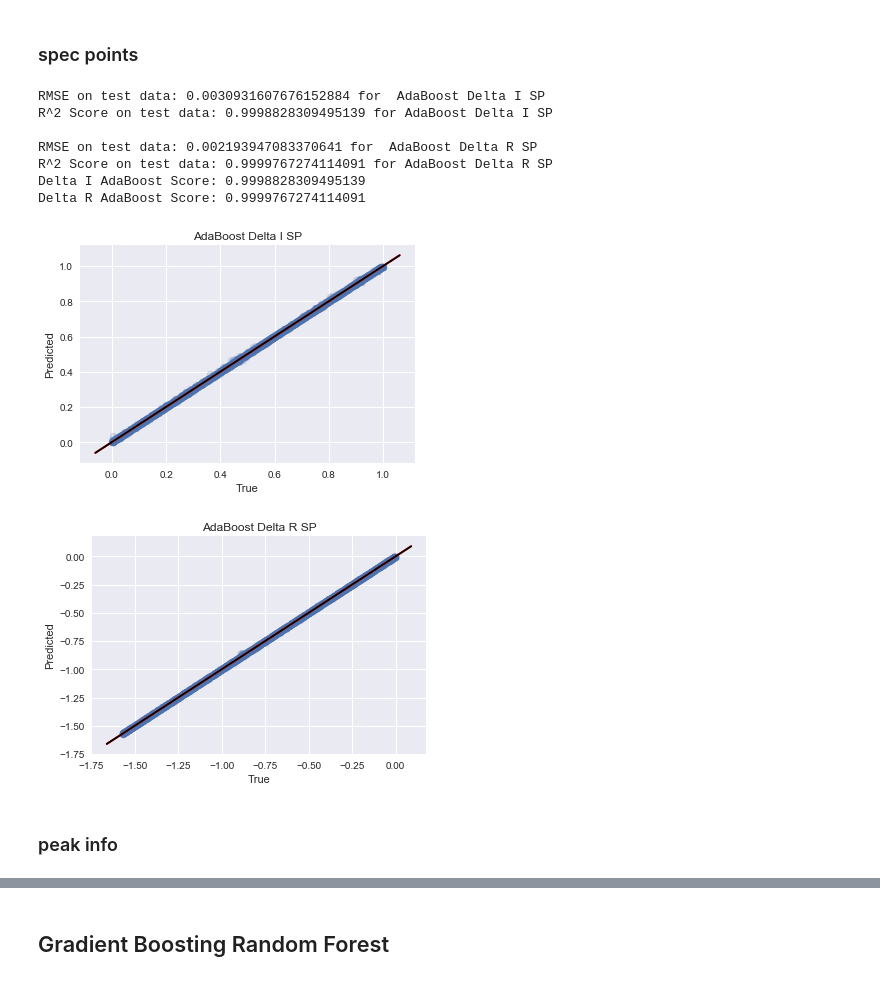
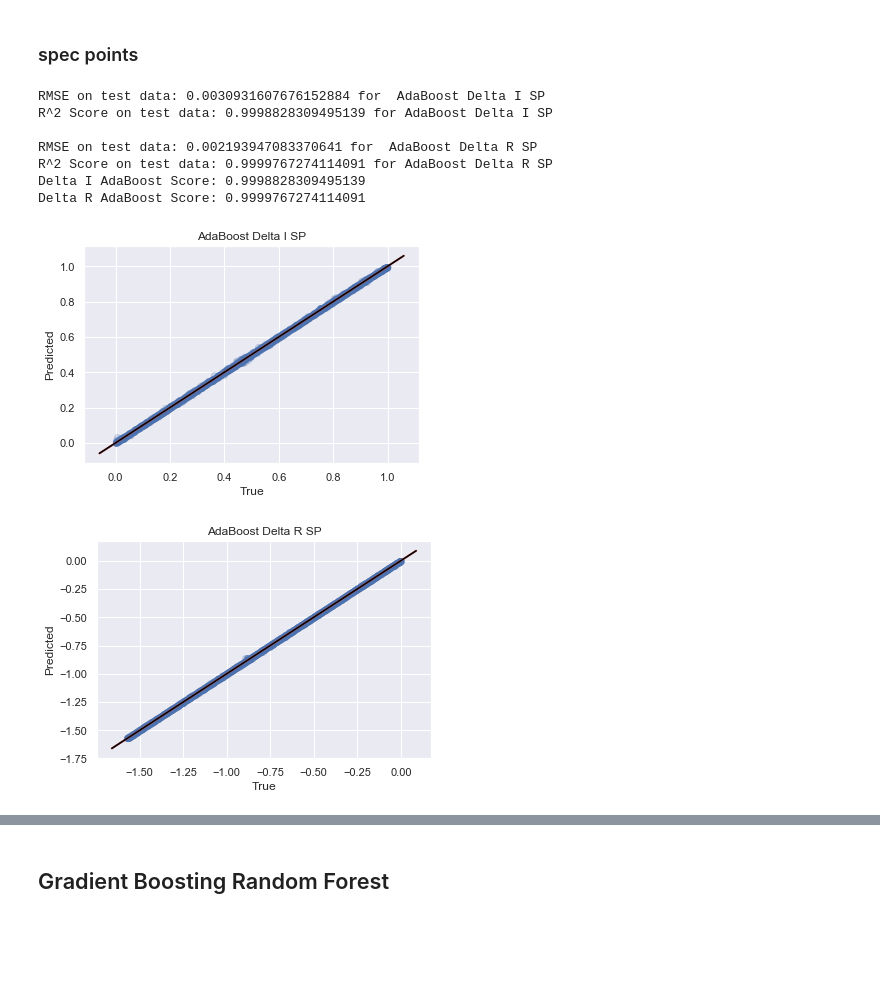
Before and after one commit to gomeslab/DS_ResearchProject_ND, a Jupyter notebook: Hex_RF.ipynb, the cells around one changed output, grey strips where cells are left out. Drawn from its saved outputs; the diff is of its cells as text; code cells hidden in the pictures; blank space fills up the shorter version.

```diff
--- a/Hex_RF.ipynb
+++ b/Hex_RF.ipynb
@@ -97,15 +97,17 @@ def display_side_by_side(*args):
     display_html(html_str.replace('table','table style="display:inline"'),raw=True)
 # %%
 # Creating Column Names
+#import sys
+#sys.path.append('C:\Users\gomeslab\Documents\GitHub\DS_ResearchProject_ND\Training_Data\Hexagon')
 
-energy = (pd.read_csv('HexagonBias_v4.csv', header=None)*1000).round().astype(int)
+energy = (pd.read_csv('Training_Data/Hexagon/HexagonBias_v4.csv', header=None)*1000).round().astype(int)
 energy_names = ['E_%i_mV' % item for item in list(energy.T[0])]
 
 col_names = ['deltaI', 'deltaR'] + energy_names # this would be used if we didn't want the scale factor
 
 # Loading Training Data
 # Spec Points
-data = pd.read_csv('HexagonTrainingData180806_PS_sf_0.91_specPoints.csv', header = None, names = col_names)
+data = pd.read_csv('Training_Data/Hexagon/HexagonTrainingData180806_PS_sf_0.91_specPoints.csv', header = None, names = col_names)
 
 # Making combination data peak info + spec points
 X = data.drop(['deltaI', 'deltaR'], axis = 1)
@@ -279,42 +279,42 @@ features_sp_RF2_di_sorted = features_sp_RF2_di.sort_values('Spec - RF2_di', asce
 # %%
 #Using AdaBoost Regression
 
 from sklearn.ensemble import AdaBoostRegressor
 
 rng = 42
 md = 30
 nest2 = 15
 
 regr_AB_di_sp = AdaBoostRegressor(DecisionTreeRegressor(max_depth = md), n_estimators=nest2, random_state=rng)
 regr_AB_dr_sp = AdaBoostRegressor(DecisionTreeRegressor(max_depth = md),n_estimators=nest2, random_state=rng)
 #regr_AB_sf_sp = AdaBoostRegressor(DecisionTreeRegressor(max_depth = md),n_estimators=nest2, random_state=rng)
 
-model_AB_di_sp = regr_AB_di_sp.fit(X1_train, Y1_train['deltaI'])
-model_AB_dr_sp = regr_AB_dr_sp.fit(X1_train, Y1_train['deltaR'])
+model_AB_di_sp = regr_AB_di_sp.fit(X_train, Y_train['deltaI'])
+model_AB_dr_sp = regr_AB_dr_sp.fit(X_train, Y_train['deltaR'])
 #model_AB_sf_sp = regr_AB_sf_sp.fit(X1_train, Y1_train['scale factor'])
 
-predictions_AB_di_sp = model_AB_di_sp.predict(X1_test)
-predictions_AB_dr_sp = model_AB_dr_sp.predict(X1_test)
+predictions_AB_di_sp = model_AB_di_sp.predict(X_test)
+predictions_AB_dr_sp = model_AB_dr_sp.predict(X_test)
 #predictions_AB_sf_sp = model_AB_sf_sp.predict(X1_test)
 
 
-plotSummary(Y1_test['deltaI'], predictions_AB_di_sp, 'AdaBoost Delta I SP')
-plotSummary(Y1_test['deltaR'], predictions_AB_dr_sp, 'AdaBoost Delta R SP')
+plotSummary(Y_test['deltaI'], predictions_AB_di_sp, 'AdaBoost Delta I SP')
+plotSummary(Y_test['deltaR'], predictions_AB_dr_sp, 'AdaBoost Delta R SP')
 #plotSummary(Y1_test['scale factor'], predictions_AB_sf_sp, 'AdaBoost Scale Factor SP')
 
-print('Delta I AdaBoost Score:', model_AB_di_sp.score(X1_test, Y1_test['deltaI']))
-print('Delta R AdaBoost Score:', model_AB_dr_sp.score(X1_test, Y1_test['deltaR']))
+print('Delta I AdaBoost Score:', model_AB_di_sp.score(X_test, Y_test['deltaI']))
+print('Delta R AdaBoost Score:', model_AB_dr_sp.score(X_test, Y_test['deltaR']))
 #print('Scale Factor AdaBoost Score:', model_AB_sf_sp.score(X1_test, Y1_test['scale factor']))
 # %% [output]
 RMSE on test data: 0.0030931607676152884 for  AdaBoost Delta I SP
 R^2 Score on test data: 0.9998828309495139 for AdaBoost Delta I SP
 
 RMSE on test data: 0.002193947083370641 for  AdaBoost Delta R SP
 R^2 Score on test data: 0.9999767274114091 for AdaBoost Delta R SP
 Delta I AdaBoost Score: 0.9998828309495139
 Delta R AdaBoost Score: 0.9999767274114091
-[figure, old version]
+[figure, new version]
-[figure, old version]
+[figure, new version]
 # %%
 # spec info adaboost random forest feature importances delta R
 FI_sp_AB_dr = pd.DataFrame(model_AB_dr_sp.feature_importances_.T, columns = ['Spec - AB_dr'])
@@ -339,5 +339,3 @@ features_sp_AB_di_sorted = features_sp_AB_di.sort_values('Spec - AB_di', ascendi
 # print(FI_sp_AB_sf[FI_sp_AB_sf['Spec - AB_sf']>0.001])
 #features_sp_AB_sf = (FI_sp_AB_sf[FI_sp_AB_sf['Spec - AB_sf']>0.006])
 #features_sp_AB_sf_sorted = features_sp_AB_sf.sort_values('Spec - AB_sf', ascending = False)
-# %% [markdown]
-### peak info
```
Also changed, not shown: parts of 33 cells of this notebook.
